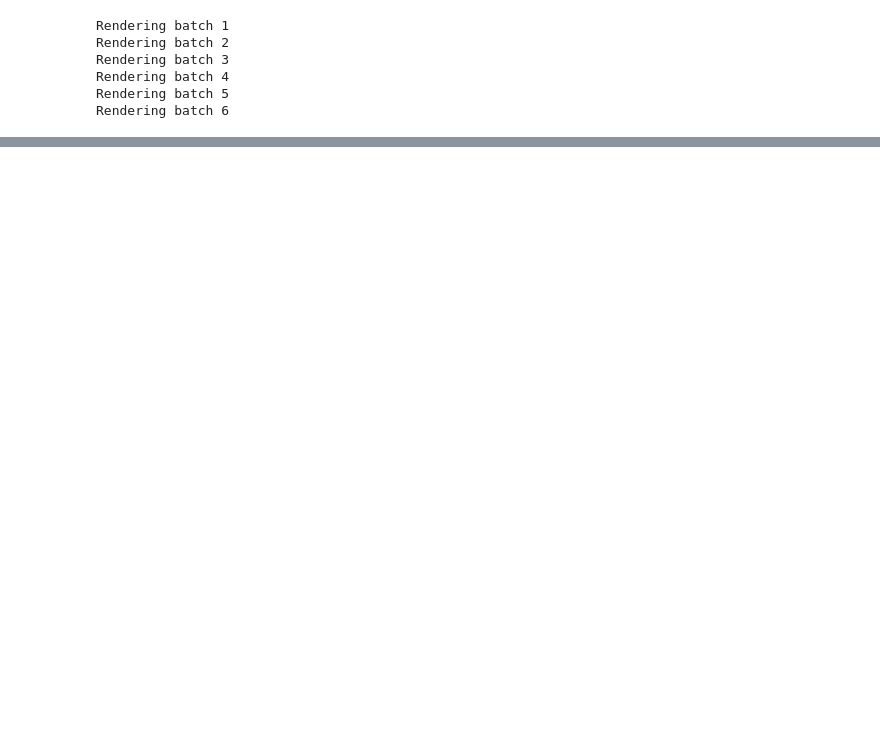
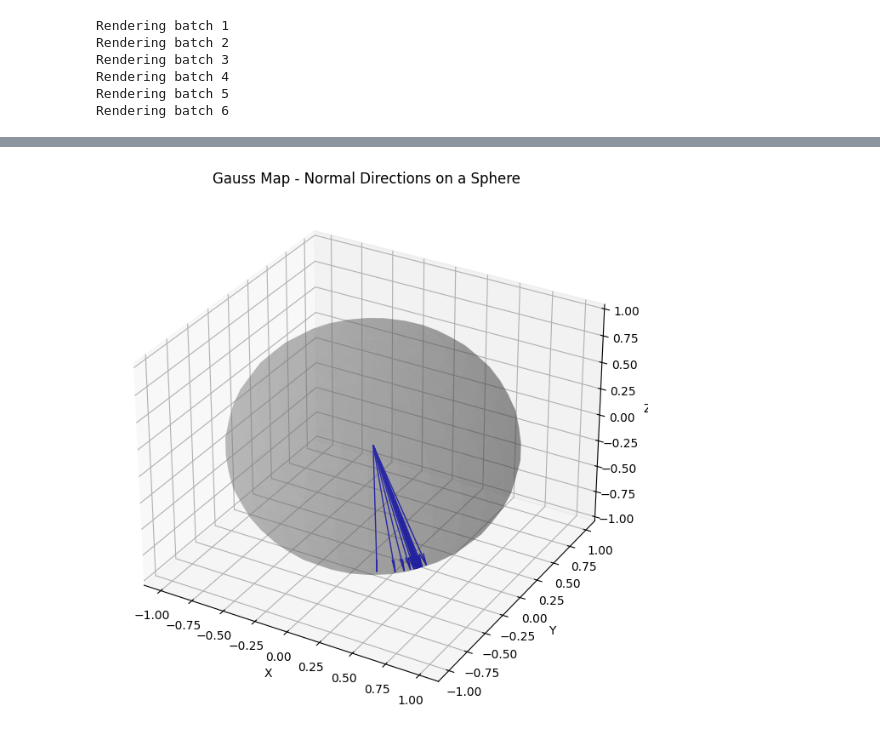
Before and after one commit to ckantas/PointClouds, a Jupyter notebook: test.ipynb, the cells around one changed output, grey strips where cells are left out. Saved outputs shown, nothing was run; the diff lists cells and outputs as text; code cells hidden in the pictures; blank space fills up the shorter version.

```diff
--- a/test.ipynb
+++ b/test.ipynb
@@ -99,5 +121,5 @@ def apply_pca_to_tree(pcd, octree, depth=8, vector_scale=0.4, min_points=5):
     octree.traverse(apply_pca)
     return lines, colors
 # %%
-lines, colors = apply_pca_to_tree(pcd, octree, depth=octree_depth, vector_scale=0.4, min_points=5)
+lines, colors = apply_pca_to_tree(pcd, octree, depth=octree_depth, vector_scale=0.7, min_points=5)
 # %%
@@ -143,0 +215,2 @@ Rendering batch 6
+# %%
+lines, colors, plane_directions, means = apply_pca_to_tree(pcd, octree, depth=octree_depth, vector_scale=0.7, min_points=5)
@@ -143,0 +312,40 @@ Rendering batch 6
+# %%
+import matplotlib.pyplot as plt
+from mpl_toolkits.mplot3d import Axes3D
+import numpy as np
+
+def plot_gauss_map_sphere(normals, title="Gauss Map - Normal Directions on a Sphere"):
+    """ Visualize normal vectors on a 3D unit sphere, showing directions as arrows. """
+    normals = np.array(normals)
+
+    # Normalize normals to ensure they are on the unit sphere
+    normals /= np.linalg.norm(normals, axis=1, keepdims=True)
+
+    # Create a 3D figure
+    fig = plt.figure(figsize=(8, 8))
+    ax = fig.add_subplot(111, projection='3d')
+
+    # Plot the unit sphere
+    u = np.linspace(0, 2 * np.pi, 30)
+    v = np.linspace(0, np.pi, 20)
+    x = np.outer(np.cos(u), np.sin(v))
+    y = np.outer(np.sin(u), np.sin(v))
+    z = np.outer(np.ones(np.size(u)), np.cos(v))
+    ax.plot_surface(x, y, z, color='gray', alpha=0.3, edgecolor='none')  # Transparent sphere
+
+    # Plot normal vectors as arrows
+    for normal in normals:
+        ax.quiver(0, 0, 0, normal[0], normal[1], normal[2], color='b', linewidth=1, arrow_length_ratio=0.1)
+
+    # Labels & title
+    ax.set_xlabel('X')
+    ax.set_ylabel('Y')
+    ax.set_zlabel('Z')
+    ax.set_title(title)
+
+    plt.show()
+
+# Run visualization on aligned normals
+plot_gauss_map_sphere(aligned_neighbor_directions)
+# %% [output]
+[figure, added]
```
Also changed, not shown: parts of 7 cells of this notebook, 1 other file.
